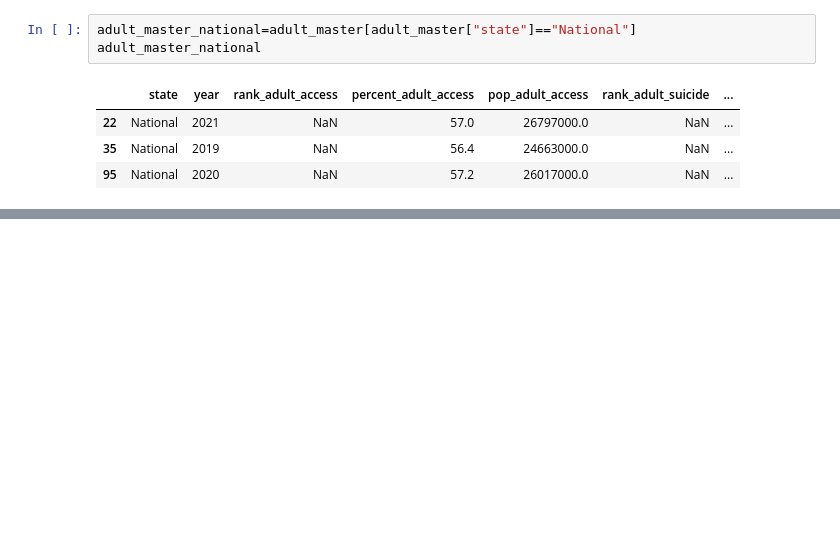
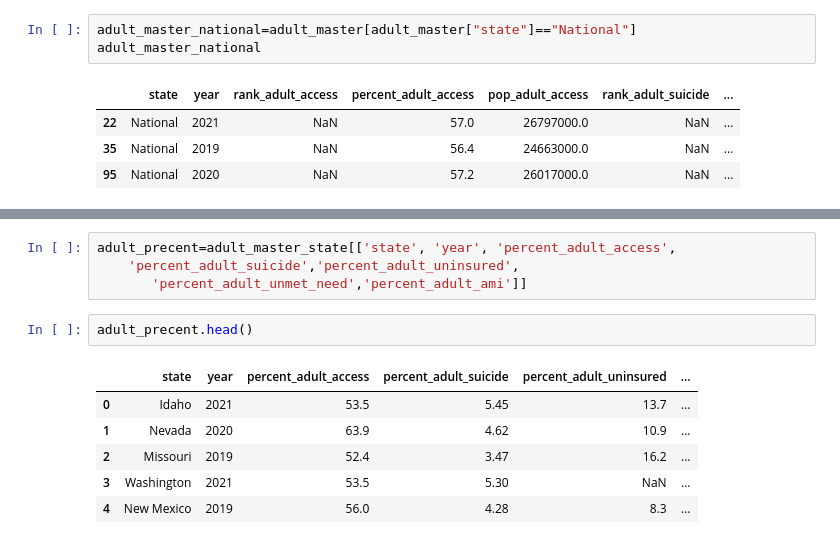
Before and after one commit to NoahToomeyBC/project-vu, a Jupyter notebook: dataexploration/datacoonnect/dataconn.ipynb, the cells around one changed output, grey strips where cells are left out. Saved outputs shown, nothing was run; the diff lists cells and outputs as text; blank space fills up the shorter version.

```diff
--- a/dataexploration/datacoonnect/dataconn.ipynb
+++ b/dataexploration/datacoonnect/dataconn.ipynb
@@ -101,0 +117,13 @@ adult_master_national
+# %%
+adult_precent=adult_master_state[['state', 'year', 'percent_adult_access',
+    'percent_adult_suicide','percent_adult_uninsured',
+       'percent_adult_unmet_need','percent_adult_ami']]
+# %%
+adult_precent.head()
+# %% [output]
+|  | state | year | percent_adult_access | percent_adult_suicide | percent_adult_uninsured | ... |
+| 0 | Idaho | 2021 | 53.5 | 5.45 | 13.7 | ... |
+| 1 | Nevada | 2020 | 63.9 | 4.62 | 10.9 | ... |
+| 2 | Missouri | 2019 | 52.4 | 3.47 | 16.2 | ... |
+| 3 | Washington | 2021 | 53.5 | 5.30 | NaN | ... |
+| 4 | New Mexico | 2019 | 56.0 | 4.28 | 8.3 | ... |
```
Also changed, not shown: parts of 11 cells of this notebook.
